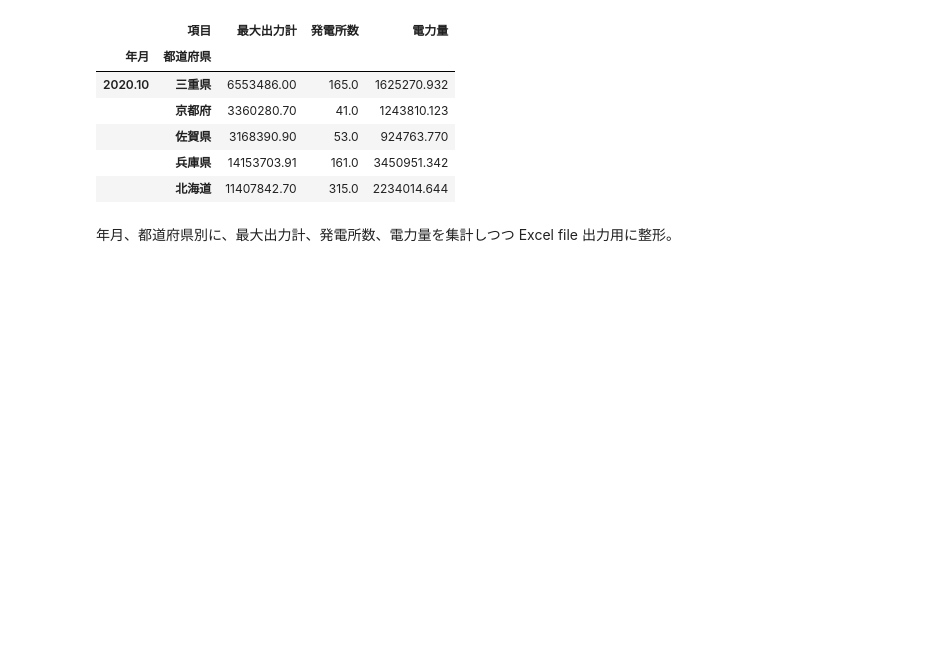
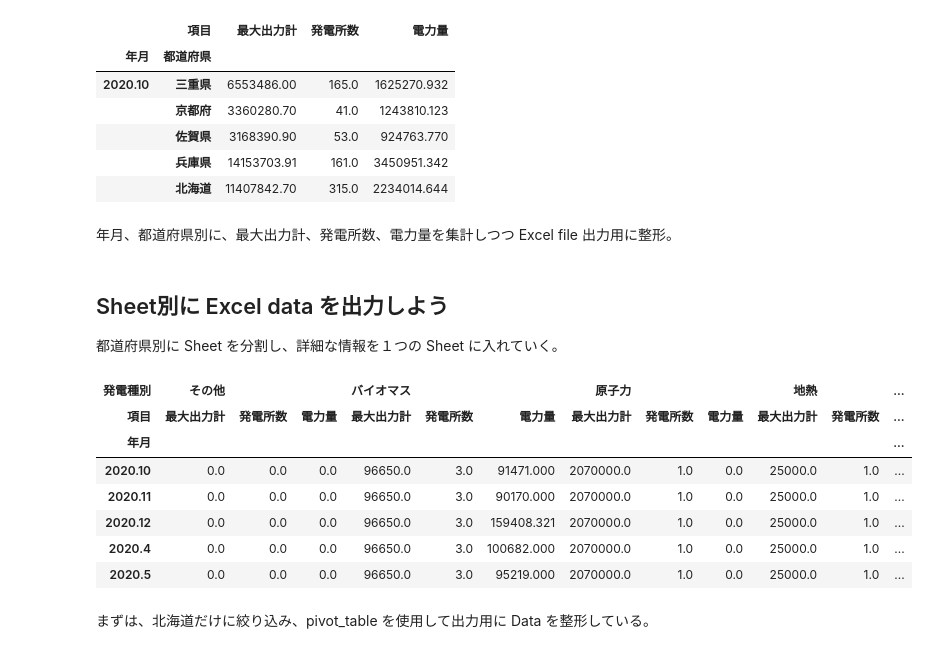
Before and after one commit to 1024xx4/100_Data_processing--visualization, a Jupyter notebook: excel_data.ipynb, the cells around one changed output. Drawn from its saved outputs; the diff is of its cells as text; code cells hidden in the pictures; blank space fills up the shorter version.

Commit message:
Chore: Sheet別に Excel data を出力する#3

```diff
--- a/excel_data.ipynb
+++ b/excel_data.ipynb
@@ -778,3 +785,24 @@ output.head()
 年月、都道府県別に、最大出力計、発電所数、電力量を集計しつつ Excel file 出力用に整形。
 # %%
 output.to_excel('data/summary_data.xlsx')
+# %% [markdown]
+## Sheet別に Excel data を出力しよう
+都道府県別に Sheet を分割し、詳細な情報を１つの Sheet に入れていく。
+# %%
+# 都道府県別出力Data の整形
+
+target = '北海道'
+tmp = datas_v_all.loc[datas_v_all['都道府県']==target]
+tmp = tmp.pivot_table(values='値', columns=['発電種別', '項目'], index=['年月'], aggfunc='sum')
+tmp.head(5)
+# %% [output]
+| 発電種別 | その他 |  |  | バイオマス |  |  | 原子力 |  |  | 地熱 |  | ... |
+| 項目 | 最大出力計 | 発電所数 | 電力量 | 最大出力計 | 発電所数 | 電力量 | 最大出力計 | 発電所数 | 電力量 | 最大出力計 | 発電所数 | ... |
+| 年月 |  |  |  |  |  |  |  |  |  |  |  | ... |
+| 2020.10 | 0.0 | 0.0 | 0.0 | 96650.0 | 3.0 | 91471.000 | 2070000.0 | 1.0 | 0.0 | 25000.0 | 1.0 | ... |
+| 2020.11 | 0.0 | 0.0 | 0.0 | 96650.0 | 3.0 | 90170.000 | 2070000.0 | 1.0 | 0.0 | 25000.0 | 1.0 | ... |
+| 2020.12 | 0.0 | 0.0 | 0.0 | 96650.0 | 3.0 | 159408.321 | 2070000.0 | 1.0 | 0.0 | 25000.0 | 1.0 | ... |
+| 2020.4 | 0.0 | 0.0 | 0.0 | 96650.0 | 3.0 | 100682.000 | 2070000.0 | 1.0 | 0.0 | 25000.0 | 1.0 | ... |
+| 2020.5 | 0.0 | 0.0 | 0.0 | 96650.0 | 3.0 | 95219.000 | 2070000.0 | 1.0 | 0.0 | 25000.0 | 1.0 | ... |
+# %% [markdown]
+まずは、北海道だけに絞り込み、pivot_table を使用して出力用に Data を整形している。
```
Also changed, not shown: parts of 2 cells of this notebook.
